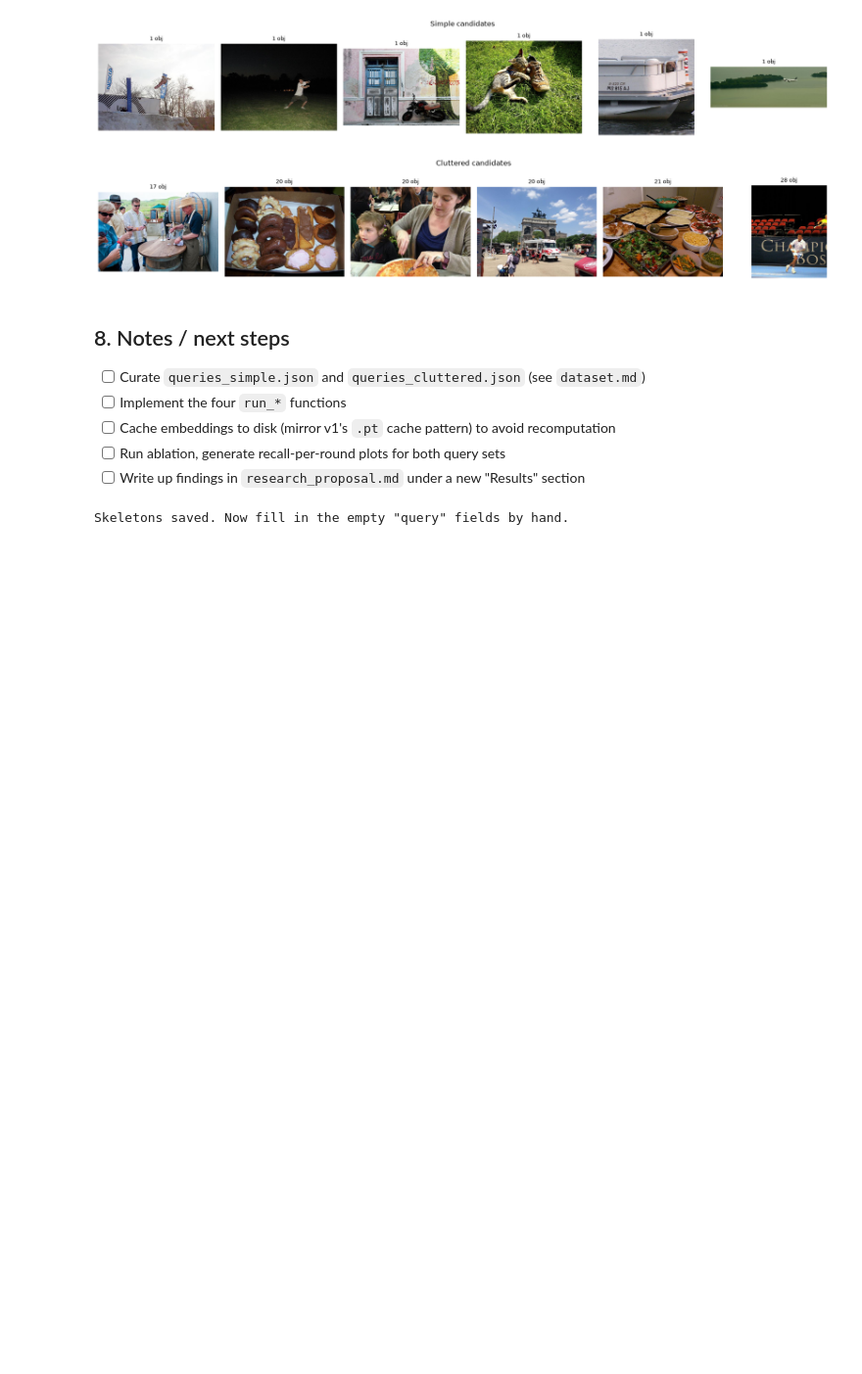
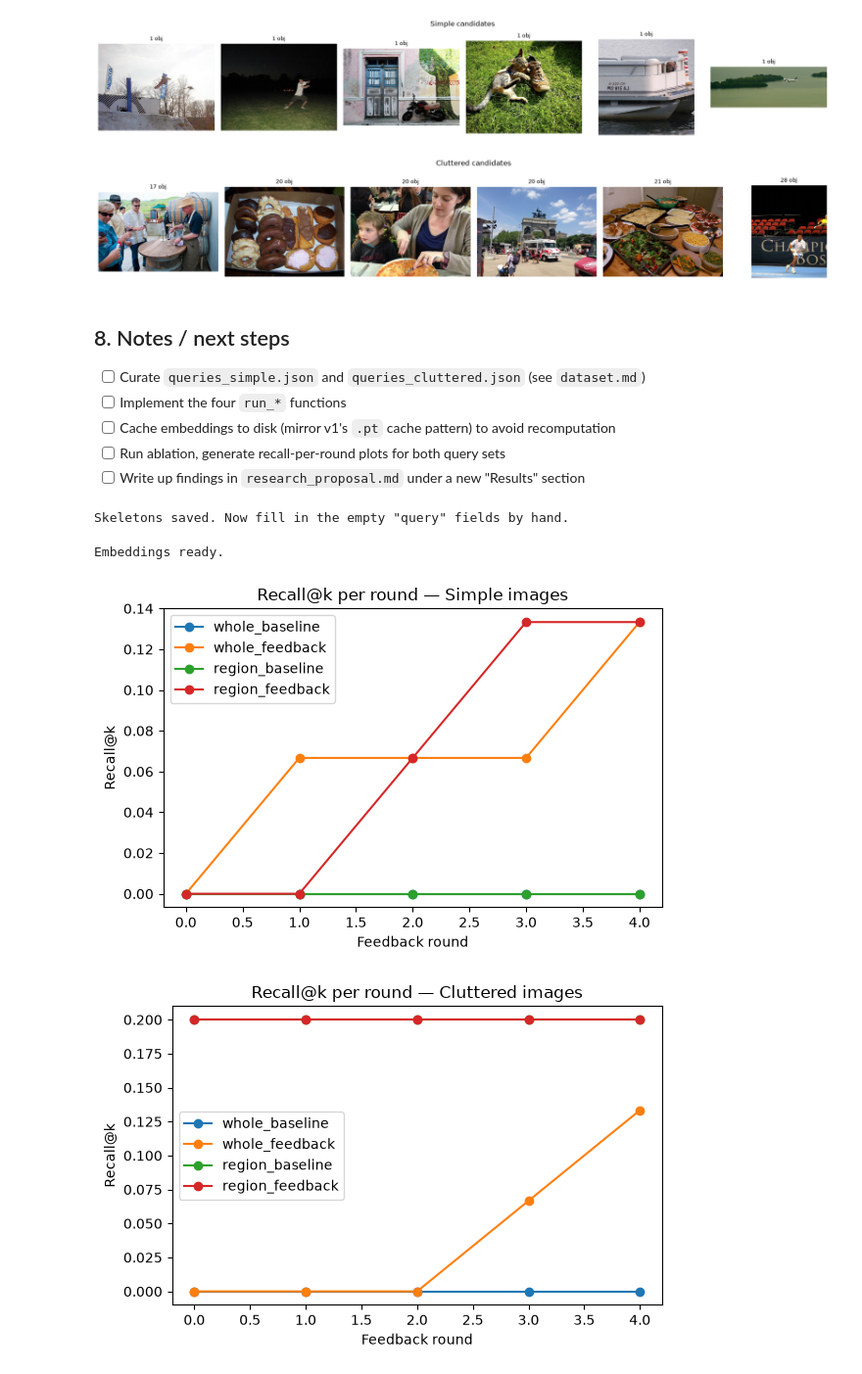
Before and after one commit to ishitakaushik23/adaptive-visual-retrieval, a Jupyter notebook: notebooks/retrieval_v2.ipynb, the cells around one changed output. Shown at 98% size. Cells and saved outputs as stored; diff of their text form; code cells hidden in the pictures; blank space fills up the shorter version.

```diff
--- a/notebooks/retrieval_v2.ipynb
+++ b/notebooks/retrieval_v2.ipynb
@@ -353,3 +356,70 @@ with open("../data/queries_cluttered.json", "w") as f:
 print("Skeletons saved. Now fill in the empty \"query\" fields by hand.")
 # %% [output]
 Skeletons saved. Now fill in the empty "query" fields by hand.
+# %%
+import json
+from pathlib import Path
+
+# --- Load labeled query sets ---
+with open("../data/queries_simple.json") as f:
+    queries_simple = json.load(f)
+with open("../data/queries_cluttered.json") as f:
+    queries_cluttered = json.load(f)
+
+# --- Real relevance function (uses your labels, not a placeholder) ---
+def make_relevance_fn(relevant_ids):
+    relevant_names = set(relevant_ids)
+    def relevance_fn(image_id):
+        name = Path(image_id).name
+        return True if name in relevant_names else False
+    return relevance_fn
+
+# --- Build embeddings dict for coco128 (whole-image) and region embeddings ---
+image_embeddings = {str(p): embed_image(Image.open(p).convert("RGB")) for p in image_files}
+region_embeddings = {str(p): embed_regions(str(p)) for p in image_files}
+print("Embeddings ready.")
+
+# --- Run all 4 conditions over a query set, return recall@k per round per condition ---
+def evaluate_query_set(query_set, k=5, n_rounds=5):
+    results = {
+        "whole_baseline": [], "whole_feedback": [],
+        "region_baseline": [], "region_feedback": [],
+    }
+
+    for entry in query_set:
+        query_vec = embed_text(entry["query"])
+        relevance_fn = make_relevance_fn(entry["relevant_image_ids"])
+        relevant_ids = entry["relevant_image_ids"]
+
+        # baseline conditions: single round, so we repeat the same recall value n_rounds times
+        wb = run_whole_image_baseline(query_vec, image_embeddings, top_k=k)
+        results["whole_baseline"].append([recall_at_k(wb, relevant_ids, k)] * n_rounds)
+
+        rb = run_region_baseline(query_vec, region_embeddings, top_k=k)
+        results["region_baseline"].append([recall_at_k(rb, relevant_ids, k)] * n_rounds)
+
+        # feedback conditions: real per-round recall
+        wf_rounds = run_whole_image_feedback(query_vec, image_embeddings, relevance_fn, n_rounds=n_rounds, top_k=k)
+        results["whole_feedback"].append([recall_at_k(r, relevant_ids, k) for r in wf_rounds])
+
+        rf_rounds = run_region_feedback(query_vec, region_embeddings, relevance_fn, n_rounds=n_rounds, top_k=k)
+        results["region_feedback"].append([recall_at_k(r, relevant_ids, k) for r in rf_rounds])
+
+    # average recall across all queries, per round, per condition
+    averaged = {}
+    for condition, all_query_rounds in results.items():
+        n = len(all_query_rounds[0])
+        averaged[condition] = [
+            sum(q[i] for q in all_query_rounds) / len(all_query_rounds) for i in range(n)
+        ]
+    return averaged
+
+simple_results = evaluate_query_set(queries_simple)
+cluttered_results = evaluate_query_set(queries_cluttered)
+
+plot_recall_per_round(simple_results, "Recall@k per round — Simple images")
+plot_recall_per_round(cluttered_results, "Recall@k per round — Cluttered images")
+# %% [output]
+Embeddings ready.
+[figure, added]
+[figure, added]
```
Also changed, not shown: parts of 5 cells of this notebook.
